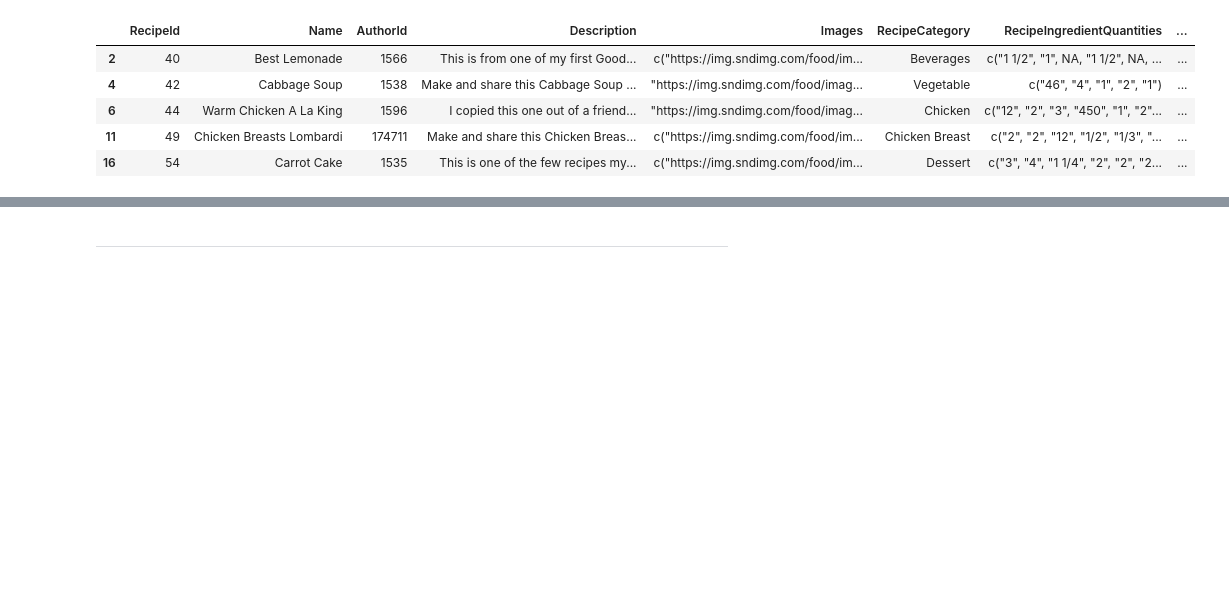
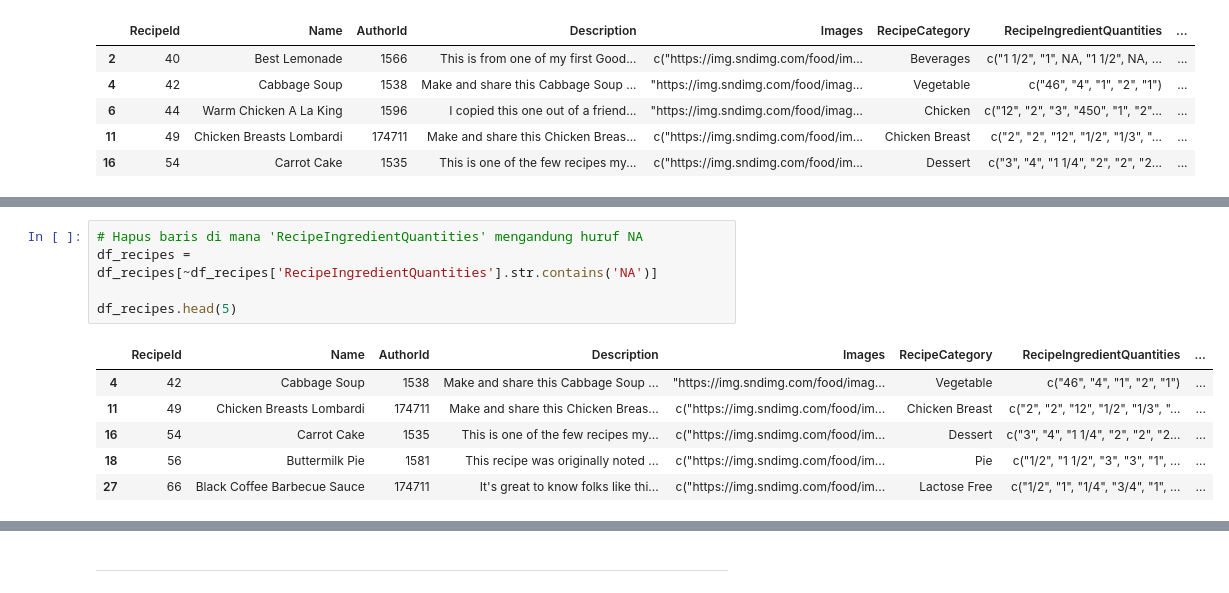
Before and after one commit to AffanSurya/SenakApp_ML, a Jupyter notebook: Model/Cleansing_dataset.ipynb, the cells around one changed output, grey strips where cells are left out. Cells and saved outputs as stored; diff of their text form; blank space fills up the shorter version.

```diff
--- a/Model/Cleansing_dataset.ipynb
+++ b/Model/Cleansing_dataset.ipynb
@@ -122,3 +129,15 @@ df_recipes.head(5)
+# %%
+# Hapus baris di mana 'RecipeIngredientQuantities' mengandung huruf NA
+df_recipes = df_recipes[~df_recipes['RecipeIngredientQuantities'].str.contains('NA')]
+
+df_recipes.head(5)
+# %% [output]
+|  | RecipeId | Name | AuthorId | Description | Images | RecipeCategory | RecipeIngredientQuantities | ... |
+| 4 | 42 | Cabbage Soup | 1538 | Make and share this Cabbage Soup ... | "https://img.sndimg.com/food/imag... | Vegetable | c("46", "4", "1", "2", "1") | ... |
+| 11 | 49 | Chicken Breasts Lombardi | 174711 | Make and share this Chicken Breas... | c("https://img.sndimg.com/food/im... | Chicken Breast | c("2", "2", "12", "1/2", "1/3", "... | ... |
+| 16 | 54 | Carrot Cake | 1535 | This is one of the few recipes my... | c("https://img.sndimg.com/food/im... | Dessert | c("3", "4", "1 1/4", "2", "2", "2... | ... |
+| 18 | 56 | Buttermilk Pie | 1581 | This recipe was originally noted ... | c("https://img.sndimg.com/food/im... | Pie | c("1/2", "1 1/2", "3", "3", "1", ... | ... |
+| 27 | 66 | Black Coffee Barbecue Sauce | 174711 | It's great to know folks like thi... | c("https://img.sndimg.com/food/im... | Lactose Free | c("1/2", "1", "1/4", "3/4", "1", ... | ... |
 # %%
 # Menampilkan total baris
 total_rows = df_recipes.shape[0]
```
Also changed, not shown: parts of 11 cells of this notebook.
